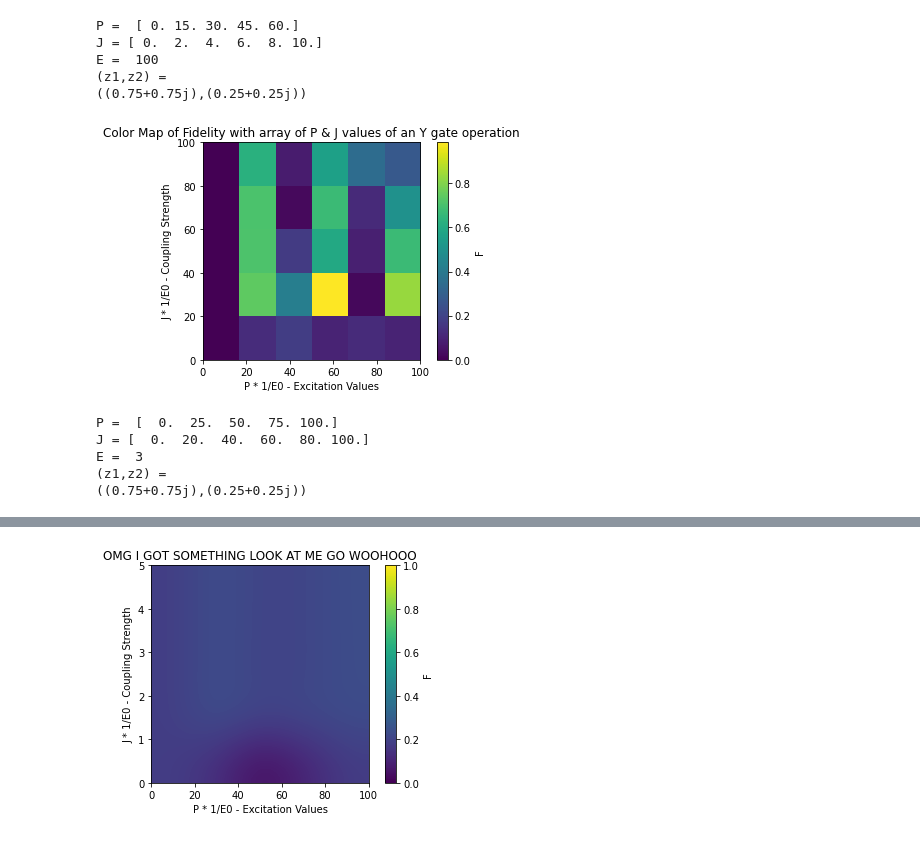
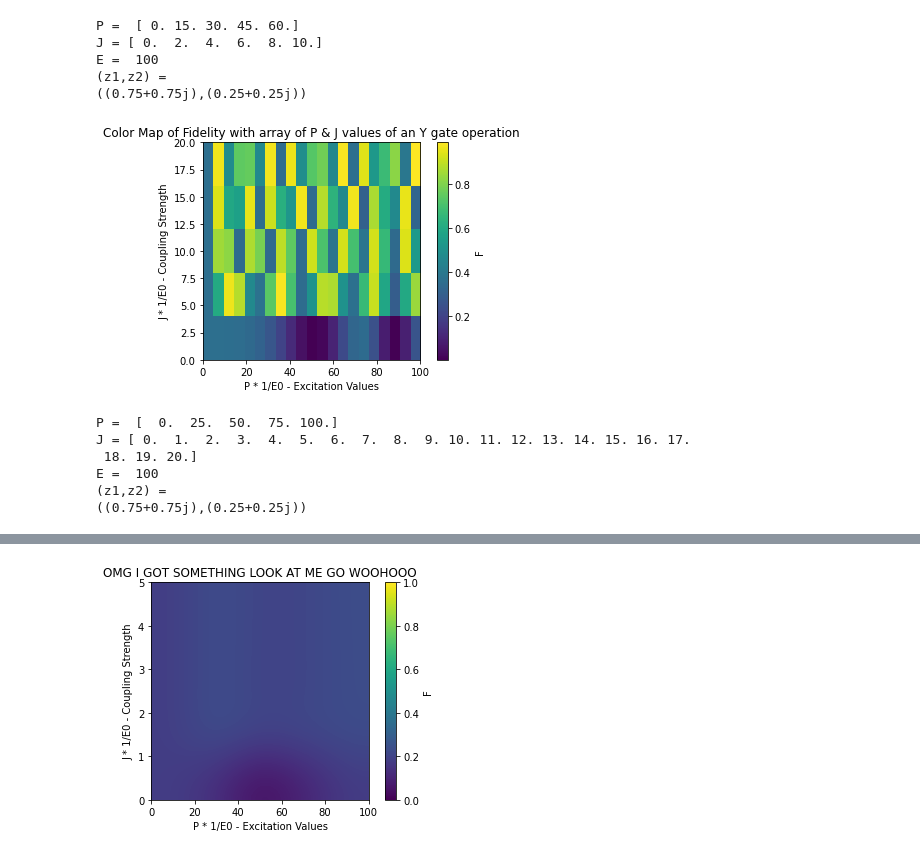
Before and after one commit to chewywookie/fyp, a Jupyter notebook: code/1_1_simplified_version-280323.ipynb, the cells around one changed output, grey strips where cells are left out. Saved outputs shown, nothing was run; the diff lists cells and outputs as text; code cells hidden in the pictures.

```diff
--- a/code/1_1_simplified_version-280323.ipynb
+++ b/code/1_1_simplified_version-280323.ipynb
@@ -153,7 +141,7 @@ def finalstate(x1=0.75,y1=0.75,x2=0.25,y2=0.25,
         for i in range(n):
             psi_initial[i] =  MTP(phi_initial[i],vac)
 
-        psi_out, a, b, c, d=nevolutions(psi_initial,Us,n,t) #this function does the
+        psi_out, a, b, c, d=nevolutions(psi_initial,Us,n,t, multicase) #this function does the
         # evolution of each on the n samplled states and stores the complex coeffcients
         # a, b ,c & d array
         return psi_initial,t,T,Hs,Us,z1array, z2array, a, b, c, d,phi_initial,P,J,E,n,psi_out
@@ -265,12 +253,12 @@ intial state we have
 2) calculates the ideal states for each intial state started with for a given ideal
 operator
                                         '''
-def ideal(phi_initial, uq, multicase=True):
+def ideal(phi_initial, uq=np.array([[0,1],[1,0]]), multicase=True):
     #X_gate = np.array([[0,1],[1,0]])
-        if multicase==True:
+        if multicase==True or multicase==None:
             phi_ideal = uq @ phi_initial
             return phi_ideal, uq
-        else:
+        elif multicase==False:
             phi_ideal={}
             for i in range(len(phi_initial)):
                 phi_ideal[i] = uq @ phi_initial[i]
@@ -288,7 +276,7 @@ def fid(rho_c,uq=np.array([[0,1],[1,0]]),multicase=True):
     #psi_out,lenp,lenj,P_array,J_array,ham,U,phi_initial,psi_initial = finalstate()
     #rho,rho_c = density(psi_out)
     if multicase==True:
-        phi_ideal,uq=ideal(phi_initial,uq) #calling the ideal function to get ideal states
+        phi_ideal,uq=ideal(phi_initial,uq,multicase) #calling the ideal function to get ideal states
         Ftmp = {}
         F = np.zeros((lenp,lenj))
         for p in range(lenp):
@@ -296,8 +284,8 @@ def fid(rho_c,uq=np.array([[0,1],[1,0]]),multicase=True):
                 Ftmp[(p,j)]=(phi_ideal.conjugate().T@rho_c[(p,j)]@phi_ideal).real
                 F[p,j] = Ftmp[(p,j)][0][0]
         return F
-    else:
-        phi_ideal, uq = ideal(phi_initial, multicase=False)
+    elif multicase==False:
+        phi_ideal,uq = ideal(phi_initial, uq,multicase)
         Ftemp = {}
         F = np.zeros(len(rho_c))
         for i in range(len(rho_c)):
@@ -669,40 +657,41 @@ finalstate(x1=0.75,y1=0.75,x2=0.25,y2=0.25,
                nsteps=3000, samplesize=2000,multicase =True)
 '''
 (psi_final,lenp,lenj,P_array, J_array, ham,
-U,phi_initial,psi_initial,z1,z2,E) =finalstate(Jmax=100,Jdiv=6)
+U,phi_initial,psi_initial,z1,z2,E) =finalstate(E=100,Jmax=20,Jdiv=21)
 
 
 '''
                                 density(psi_final, multicase=True)
 '''
 rho,rho_c=density(psi_final)
 
 
-F= fid(rho_c, uq=np.array([[0,-1j],[1j,0]]))
+F= fid(rho_c) #uq=np.array([[0,-1j],[1j,0]])) #Y gate
 
 np.array([[0,1],[1,0]])
 def forceAspect(ax,aspect=1):
     im = ax.get_images()
     extent =  im[0].get_extent()
     ax.set_aspect(abs((extent[1]-extent[0])/(extent[3]-extent[2]))/aspect)
 fig, ax = plt.subplots()
 X,Y = np.meshgrid(P_array,J_array)
 #ax.set_aspect('auto')
 #norm_F_array = (F_array - np.min(F_array)) / (np.max(F_array) - np.min(F_array))
 pos=ax.imshow(F, cmap='viridis',extent=[P_array[0],P_array[-1],J_array[-1],J_array[0]])
 ax.invert_yaxis()
 forceAspect(ax,aspect=1)
 ax.set_title('Color Map of Fidelity with array of P & J values of an Y gate operation')
 ax.set_xlabel('P * 1/E0 - Excitation Values')
 ax.set_ylabel("J * 1/E0 - Coupling Strength")
 cbar = plt.colorbar(pos)
 cbar.set_label(r'F')
 plt.show()
 print('\nP = ', P_array, '\nJ =',J_array,'\nE = ',E, f'\n(z1,z2) =\n({z1},{z2})')
 # %% [output]
-[figure, old version]
+[figure, new version]
 P =  [  0.  25.  50.  75. 100.]
-J = [  0.  20.  40.  60.  80. 100.]
-E =  3
+J = [ 0.  1.  2.  3.  4.  5.  6.  7.  8.  9. 10. 11. 12. 13. 14. 15. 16. 17.
+ 18. 19. 20.]
+E =  100
 (z1,z2) =
 ((0.75+0.75j),(0.25+0.25j))
```
Also changed, not shown: parts of 7 cells of this notebook.
